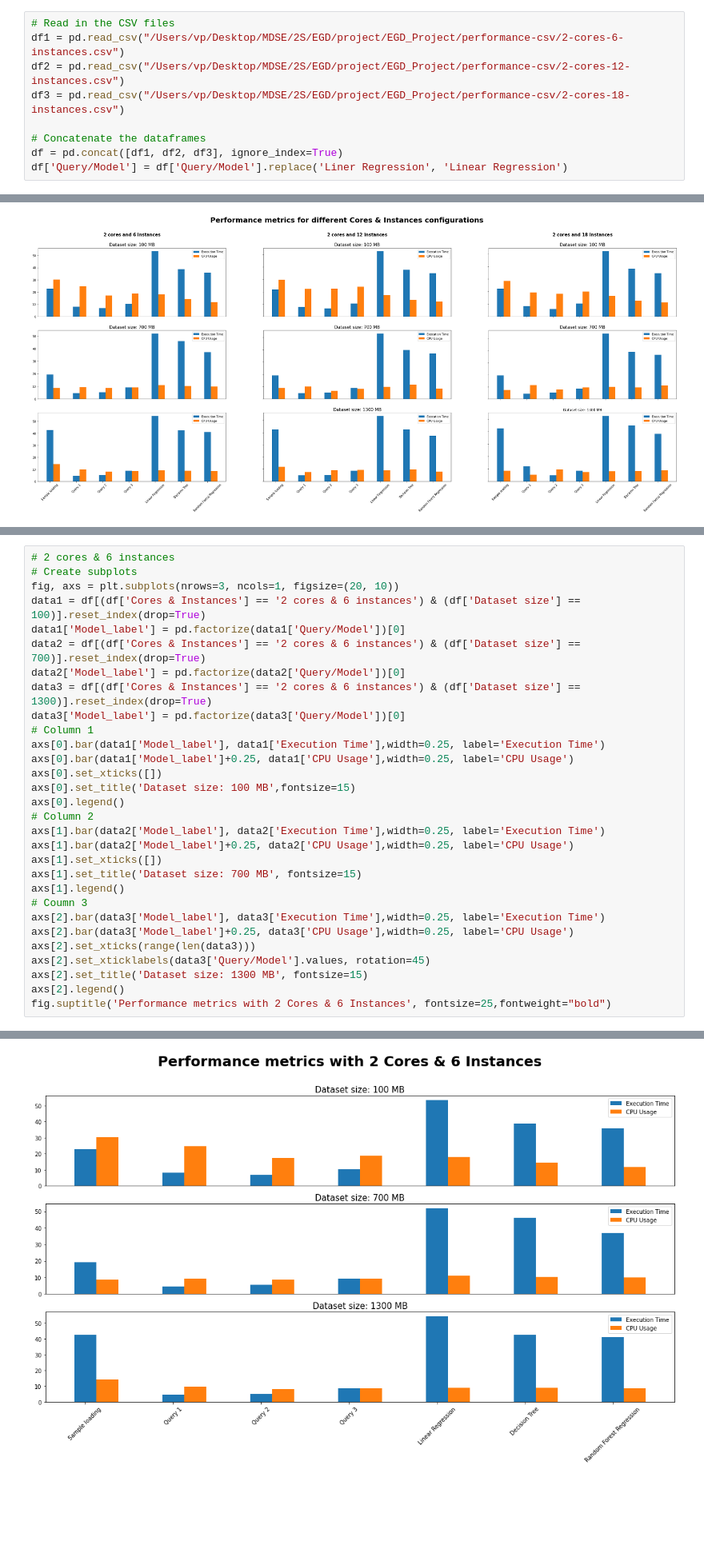
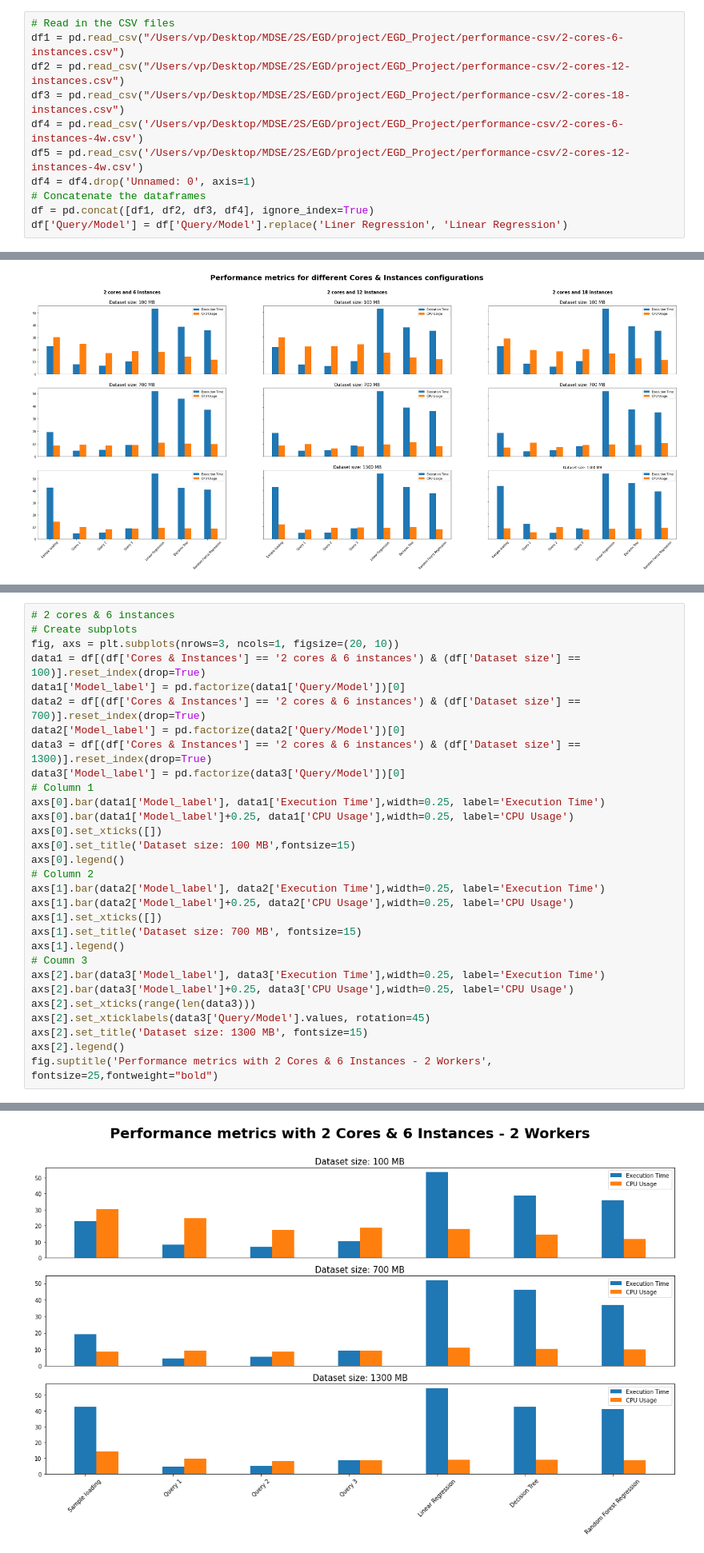
Before and after one commit to LuisPHenriques/EGD_Project, a Jupyter notebook: performance-outputs/performance-plots.ipynb, the cells around one changed output, grey strips where cells are left out. Shown at 80% size. Drawn from its saved outputs; the diff is of its cells as text; blank space fills up the shorter version.

```diff
--- a/performance-outputs/performance-plots.ipynb
+++ b/performance-outputs/performance-plots.ipynb
@@ -12,7 +25,9 @@ warnings.filterwarnings("ignore")
 df1 = pd.read_csv("/Users/vp/Desktop/MDSE/2S/EGD/project/EGD_Project/performance-csv/2-cores-6-instances.csv")
 df2 = pd.read_csv("/Users/vp/Desktop/MDSE/2S/EGD/project/EGD_Project/performance-csv/2-cores-12-instances.csv")
 df3 = pd.read_csv("/Users/vp/Desktop/MDSE/2S/EGD/project/EGD_Project/performance-csv/2-cores-18-instances.csv")
-
+df4 = pd.read_csv('/Users/vp/Desktop/MDSE/2S/EGD/project/EGD_Project/performance-csv/2-cores-6-instances-4w.csv')
+df5 = pd.read_csv('/Users/vp/Desktop/MDSE/2S/EGD/project/EGD_Project/performance-csv/2-cores-12-instances-4w.csv')
+df4 = df4.drop('Unnamed: 0', axis=1)
 # Concatenate the dataframes
-df = pd.concat([df1, df2, df3], ignore_index=True)
+df = pd.concat([df1, df2, df3, df4], ignore_index=True)
 df['Query/Model'] = df['Query/Model'].replace('Liner Regression', 'Linear Regression')
@@ -137,5 +203,5 @@ axs[2].set_xticks(range(len(data3)))
 axs[2].set_xticklabels(data3['Query/Model'].values, rotation=45)
 axs[2].set_title('Dataset size: 1300 MB', fontsize=15)
 axs[2].legend()
-fig.suptitle('Performance metrics with 2 Cores & 6 Instances', fontsize=25,fontweight="bold")
+fig.suptitle('Performance metrics with 2 Cores & 6 Instances - 2 Workers', fontsize=25,fontweight="bold")
 # %% [output]
@@ -143 +209 @@ Text(0.5, 0.98, 'Performance metrics with 2 Cores & 6 Instances')
-[figure, old version]
+[figure, new version]
```
Also changed, not shown: parts of 10 cells of this notebook.
